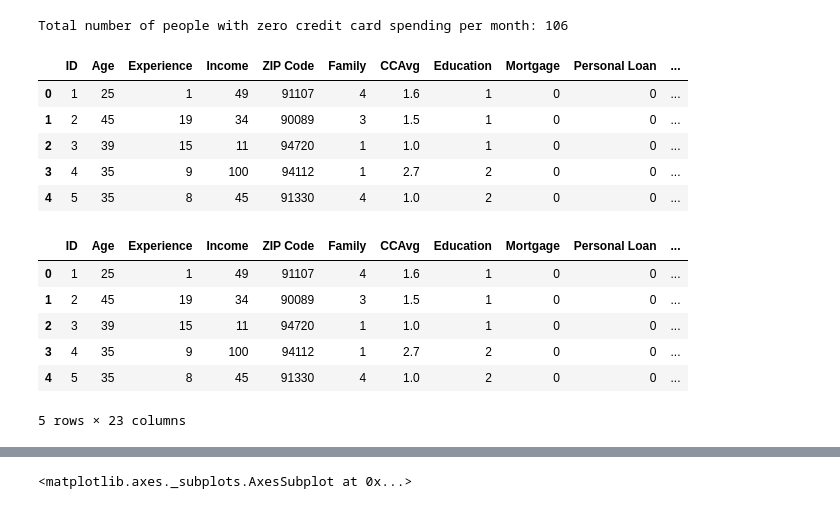
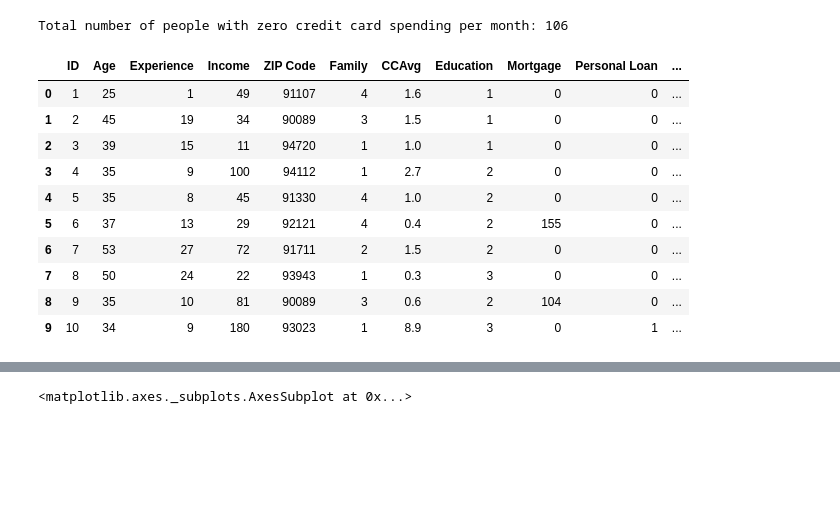
Before and after one commit to qthanglee/UTA, a Jupyter notebook: projects/therabank/main.ipynb, the cells around one changed output, grey strips where cells are left out. Drawn from its saved outputs; the diff is of its cells as text; code cells hidden in the pictures; blank space fills up the shorter version.

```diff
--- a/projects/therabank/main.ipynb
+++ b/projects/therabank/main.ipynb
@@ -265,24 +231,31 @@ def get_cc_avg_group(cc_avg):
-# %%
-pdata['AgeCat'] = pdata['Age'].apply(get_age_group)
-pdata['IncomeCat'] = pdata['Income'].apply(get_income_group)
-pdata['ExpCat'] = pdata['Experience'].apply(get_experience_group)
-pdata['CCAvgCat'] = pdata['CCAvg'].apply(get_cc_avg_group)
-pdata.head()
-# %% [output]
-|  | ID | Age | Experience | Income | ZIP Code | Family | CCAvg | Education | Mortgage | Personal Loan | ... |
-| 0 | 1 | 25 | 1 | 49 | 91107 | 4 | 1.6 | 1 | 0 | 0 | ... |
-| 1 | 2 | 45 | 19 | 34 | 90089 | 3 | 1.5 | 1 | 0 | 0 | ... |
-| 2 | 3 | 39 | 15 | 11 | 94720 | 1 | 1.0 | 1 | 0 | 0 | ... |
-| 3 | 4 | 35 | 9 | 100 | 94112 | 1 | 2.7 | 2 | 0 | 0 | ... |
-| 4 | 5 | 35 | 8 | 45 | 91330 | 4 | 1.0 | 2 | 0 | 0 | ... |
-# %%
-pdata = pd.get_dummies(pdata, drop_first=True)
-pdata.head()
-# %% [output]
-|  | ID | Age | Experience | Income | ZIP Code | Family | CCAvg | Education | Mortgage | Personal Loan | ... |
-| 0 | 1 | 25 | 1 | 49 | 91107 | 4 | 1.6 | 1 | 0 | 0 | ... |
-| 1 | 2 | 45 | 19 | 34 | 90089 | 3 | 1.5 | 1 | 0 | 0 | ... |
-| 2 | 3 | 39 | 15 | 11 | 94720 | 1 | 1.0 | 1 | 0 | 0 | ... |
-| 3 | 4 | 35 | 9 | 100 | 94112 | 1 | 2.7 | 2 | 0 | 0 | ... |
-| 4 | 5 | 35 | 8 | 45 | 91330 | 4 | 1.0 | 2 | 0 | 0 | ... |
-5 rows × 23 columns
+# %%
+#EDA. Categories columns (Age, Experience, Income, CCAvg)
+# AgeCat
+age_labels = ['Young Adult', 'Middle Aged', 'Older Adult']
+age_bin_edges = [0, 35, 55, 100]
+pdata['AgeCat'] = pd.cut(pdata['Age'], bins=age_bin_edges, labels =age_labels)
+# ExperienceCat
+exp_labels = ['Junior', 'Mid-Level', 'Senior']
+exp_bin_edges = [0, 10, 20, 50]
+pdata['ExpCat'] = pd.cut(pdata['Experience'], bins=exp_bin_edges, labels=exp_labels)
+# IncomeCat
+income_labels = ['Low Income', 'Med Income', 'High Income']
+income_bin_edges = [0,60,100,250]
+pdata['IncomeCat'] = pd.cut(pdata['Income'], bins=income_bin_edges, labels=income_labels)
+# CCAvgCat
+ccavg_labels = ['Low CCAvg', 'Med CCAvg', 'High CCAvg']
+ccavg_bin_edges = [0, 3, 6, 10]
+pdata['CCAvgCat'] = pd.cut(pdata['CCAvg'], bins=ccavg_bin_edges, labels=ccavg_labels)
+pdata.head(10)
+# %% [output]
+|  | ID | Age | Experience | Income | ZIP Code | Family | CCAvg | Education | Mortgage | Personal Loan | ... |
+| 0 | 1 | 25 | 1 | 49 | 91107 | 4 | 1.6 | 1 | 0 | 0 | ... |
+| 1 | 2 | 45 | 19 | 34 | 90089 | 3 | 1.5 | 1 | 0 | 0 | ... |
+| 2 | 3 | 39 | 15 | 11 | 94720 | 1 | 1.0 | 1 | 0 | 0 | ... |
+| 3 | 4 | 35 | 9 | 100 | 94112 | 1 | 2.7 | 2 | 0 | 0 | ... |
+| 4 | 5 | 35 | 8 | 45 | 91330 | 4 | 1.0 | 2 | 0 | 0 | ... |
+| 5 | 6 | 37 | 13 | 29 | 92121 | 4 | 0.4 | 2 | 155 | 0 | ... |
+| 6 | 7 | 53 | 27 | 72 | 91711 | 2 | 1.5 | 2 | 0 | 0 | ... |
+| 7 | 8 | 50 | 24 | 22 | 93943 | 1 | 0.3 | 3 | 0 | 0 | ... |
+| 8 | 9 | 35 | 10 | 81 | 90089 | 3 | 0.6 | 2 | 104 | 0 | ... |
+| 9 | 10 | 34 | 9 | 180 | 93023 | 1 | 8.9 | 3 | 0 | 1 | ... |
```
Also changed, not shown: parts of 17 cells of this notebook.
